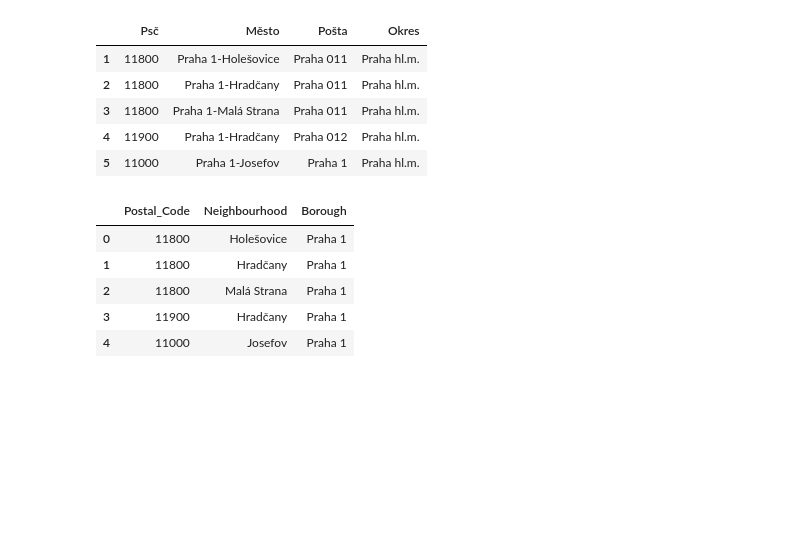
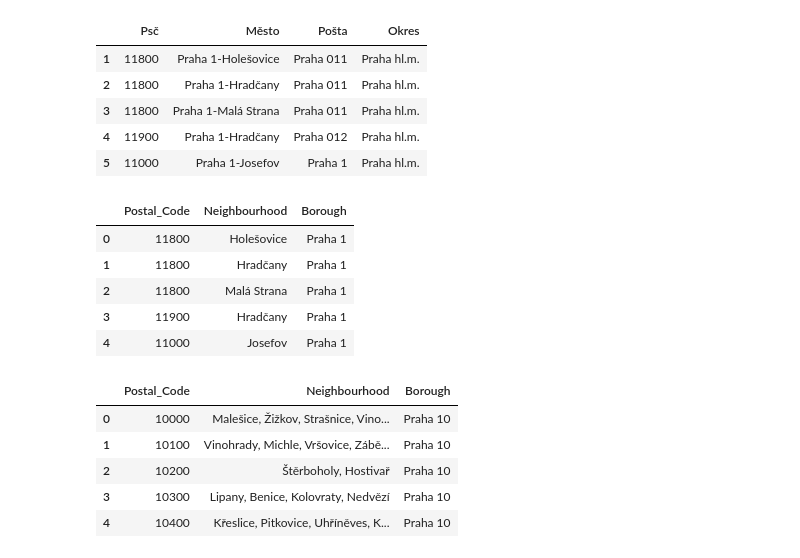
Before and after one commit to MarketaM/Coursera_Capstone, a Jupyter notebook: notebooks/Prague_Neighourhood_Project.ipynb, the cells around one changed output. Saved outputs shown, nothing was run; the diff lists cells and outputs as text; code cells hidden in the pictures; blank space fills up the shorter version.

```diff
--- a/notebooks/Prague_Neighourhood_Project.ipynb
+++ b/notebooks/Prague_Neighourhood_Project.ipynb
@@ -44,0 +49,11 @@ df_Prague_ZIP.head()
+# %%
+for col in ["Postal_Code", "Neighbourhood", "Borough"]:
+    df_Prague[col]=df_Prague[col].str.split(", ").map(set).str.join(", ")
+df_Prague.head()
+# %% [output]
+|  | Postal_Code | Neighbourhood | Borough |
+| 0 | 10000 | Malešice, Žižkov, Strašnice, Vino... | Praha 10 |
+| 1 | 10100 | Vinohrady, Michle, Vršovice, Zábě... | Praha 10 |
+| 2 | 10200 | Štěrboholy, Hostivař | Praha 10 |
+| 3 | 10300 | Lipany, Benice, Kolovraty, Nedvězí | Praha 10 |
+| 4 | 10400 | Křeslice, Pitkovice, Uhříněves, K... | Praha 10 |
```
Also changed, not shown: parts of 5 cells of this notebook.
